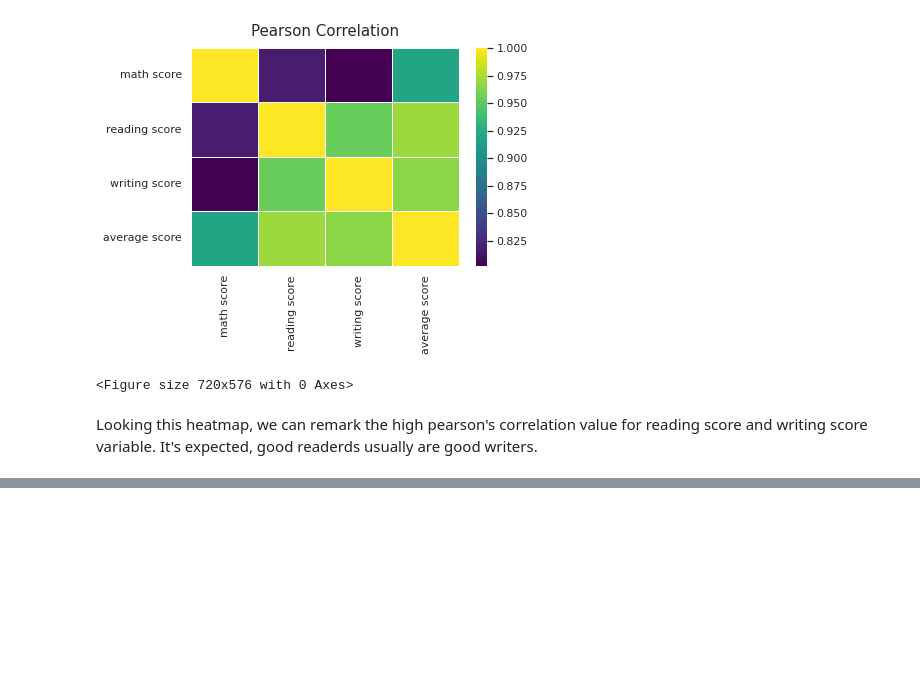
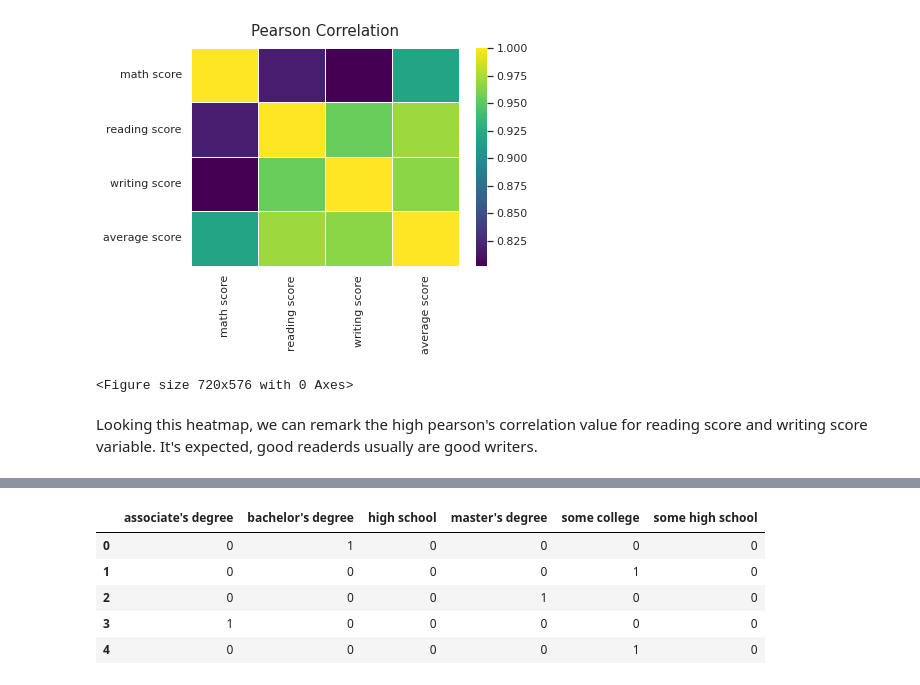
Before and after one commit to anibalfisico/Data-Science, a Jupyter notebook: students-performance-in-exams-usa.ipynb, the cells around one changed output, grey strips where cells are left out. Saved outputs shown, nothing was run; the diff lists cells and outputs as text; code cells hidden in the pictures; blank space fills up the shorter version.

```diff
--- a/students-performance-in-exams-usa.ipynb
+++ b/students-performance-in-exams-usa.ipynb
@@ -211,0 +232,11 @@ Looking this heatmap, we can remark the high pearson's correlation value for rea
+# %%
+aux1 = X['parental level of education'].str.get_dummies()
+aux2 = X['race/ethnicity'].str.get_dummies()
+aux1.head()
+# %% [output]
+|  | associate's degree | bachelor's degree | high school | master's degree | some college | some high school |
+| 0 | 0 | 1 | 0 | 0 | 0 | 0 |
+| 1 | 0 | 0 | 0 | 0 | 1 | 0 |
+| 2 | 0 | 0 | 0 | 1 | 0 | 0 |
+| 3 | 1 | 0 | 0 | 0 | 0 | 0 |
+| 4 | 0 | 0 | 0 | 0 | 1 | 0 |
```
Also changed, not shown: parts of 8 cells of this notebook.
